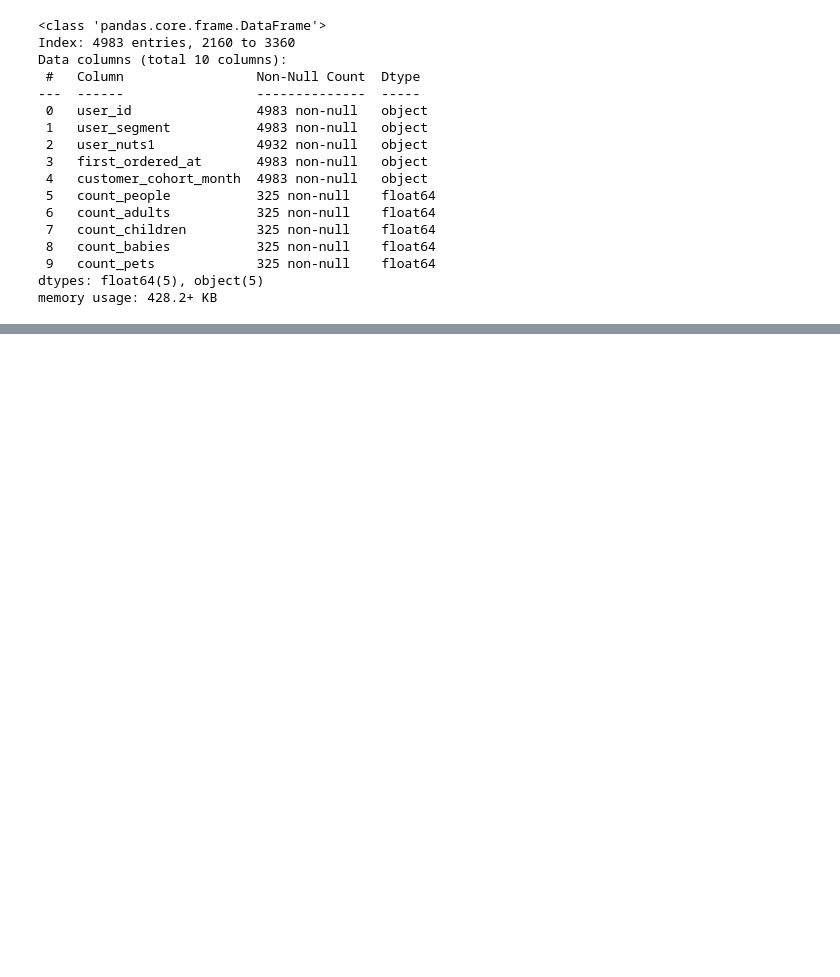
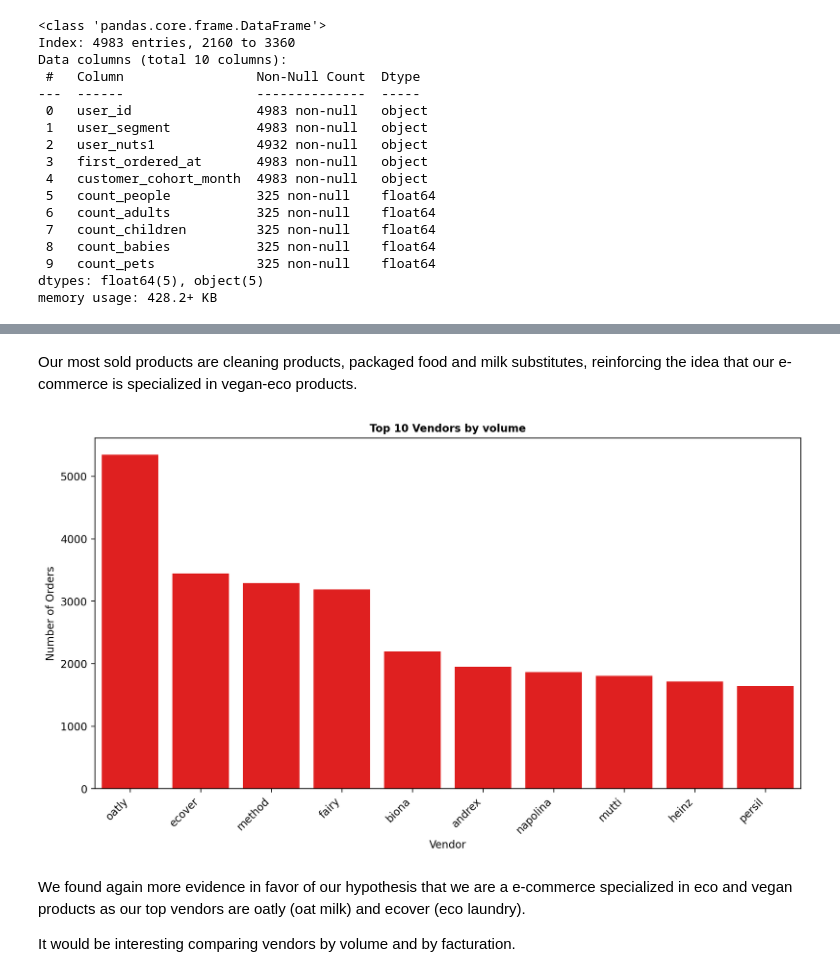
Before and after one commit to carleondel/zrive-ds, a Jupyter notebook: src/module_2/module_2_EDA.ipynb, the cells around one changed output, grey strips where cells are left out. Saved outputs shown, nothing was run; the diff lists cells and outputs as text; code cells hidden in the pictures; blank space fills up the shorter version.

```diff
--- a/src/module_2/module_2_EDA.ipynb
+++ b/src/module_2/module_2_EDA.ipynb
@@ -165,0 +363,19 @@ users contains interesting insights. Nuts are a way of dividing the UK in small
+# %% [markdown]
+Our most sold products are cleaning products, packaged food and milk substitutes, reinforcing the idea that our e-commerce is specialized in vegan-eco products.
+# %%
+# We get the top 10 vendors
+top_10_vendors = inventory_complete['vendor'].value_counts()[:10]
+
+plt.figure(figsize=(12, 6), dpi=200)
+sns.countplot(data = inventory_complete, x='vendor', order=top_10_vendors.index, color='red')
+plt.xlabel('Vendor')
+plt.ylabel('Number of Orders')
+plt.title('Top 10 Vendors by volume', fontsize =10, fontweight = 'bold')
+plt.xticks(rotation=45, ha='right')  # Rotate xf axis tags
+plt.show()
+# %% [output]
+[figure, added]
+# %% [markdown]
+We found again more evidence in favor of our hypothesis that we are a e-commerce specialized in eco and vegan products as our top vendors are oatly (oat milk) and ecover (eco laundry).
+
+It would be interesting comparing vendors by volume and by facturation.
```
Also changed, not shown: parts of 48 cells of this notebook.
